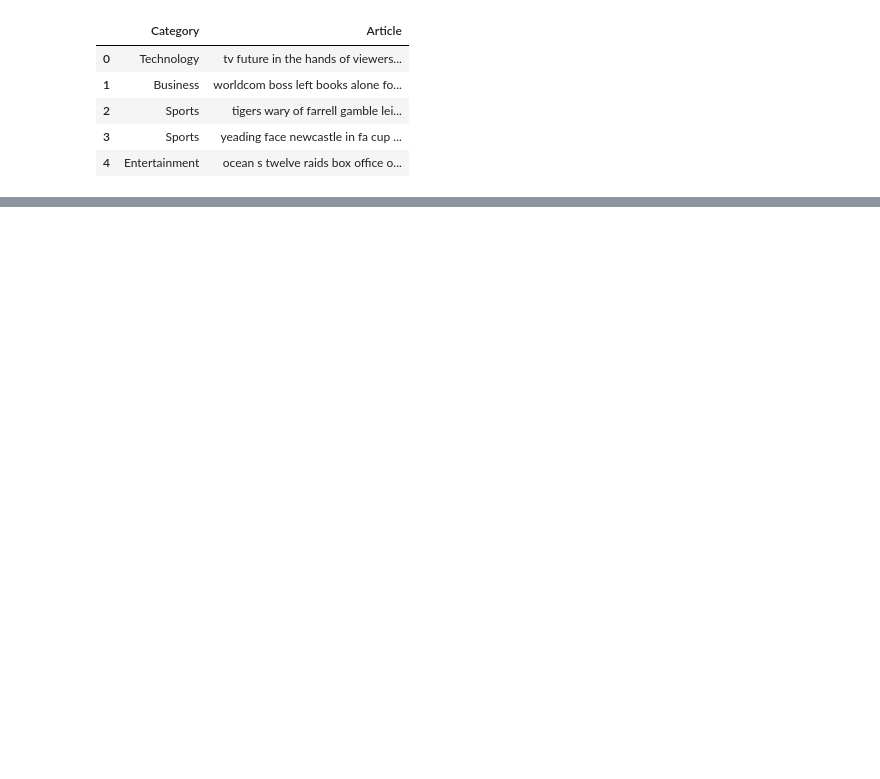
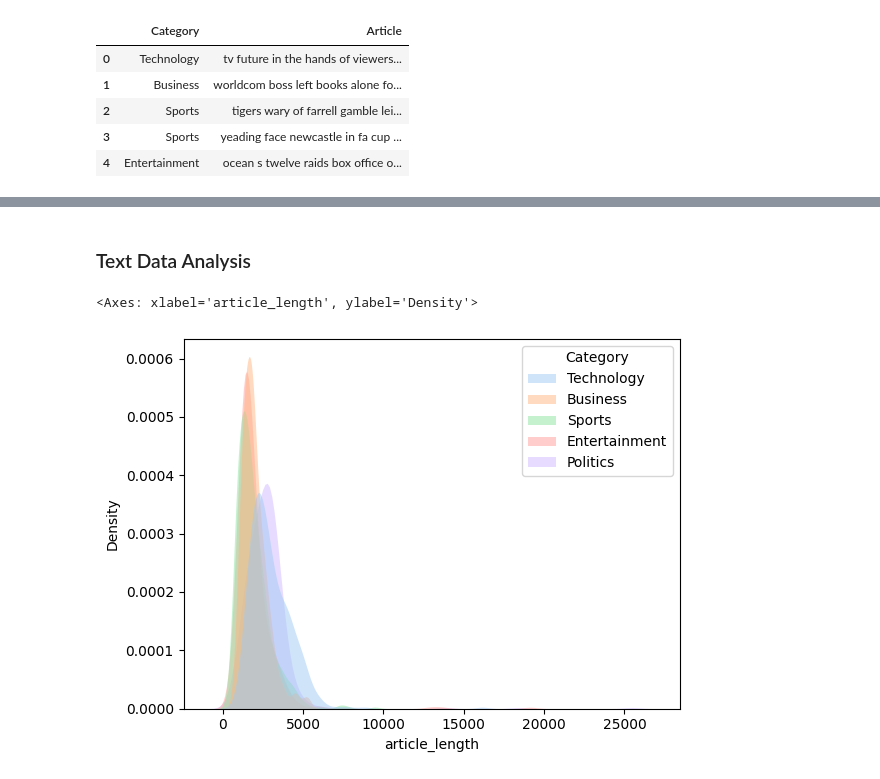
Before and after one commit to varuntyagi-i/FlipItNews-CaseStudy-NLP, a Jupyter notebook: notebook.ipynb, the cells around one changed output, grey strips where cells are left out. Cells and saved outputs as stored; diff of their text form; code cells hidden in the pictures; blank space fills up the shorter version.

Commit message:
added EDA and Data Preprocessing

```diff
--- a/notebook.ipynb
+++ b/notebook.ipynb
@@ -12,0 +79,16 @@ df.head()
+# %% [markdown]
+### Text Data Analysis
+# %%
+df["article_length"] = [len(art) for art in df["Article"]]
+
+sns.kdeplot(df,
+            x="article_length",
+            hue="Category",
+            fill=True,
+            common_norm=False,
+            palette="pastel",
+            alpha=.5,
+            linewidth=0)
+# %% [output]
+<Axes: xlabel='article_length', ylabel='Density'>
+[figure, added]
```
Also changed, not shown: parts of 30 cells of this notebook.
